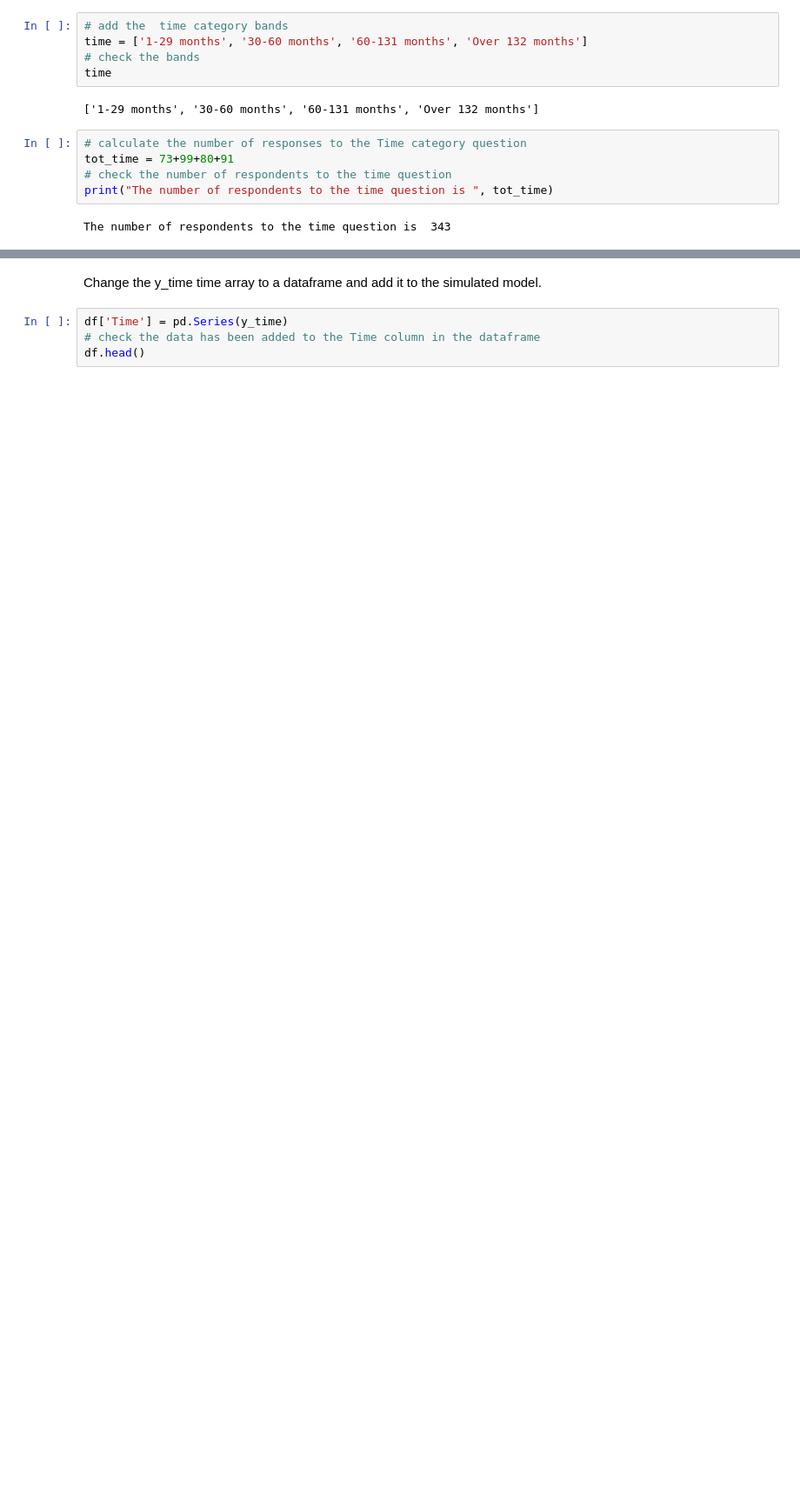
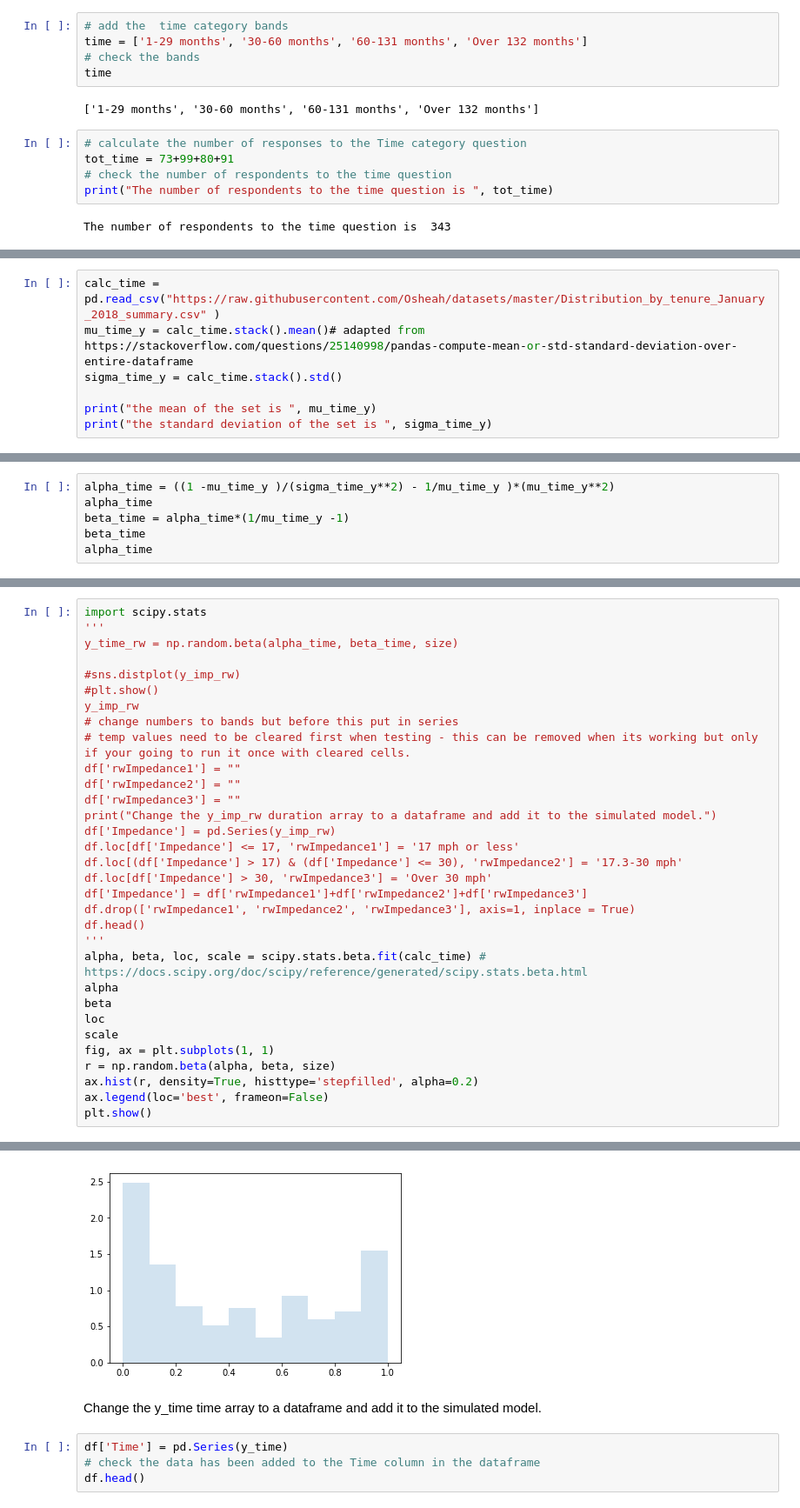
Before and after one commit to Osheah/commute-stress, a Jupyter notebook: commute-stress.ipynb, the cells around one changed output, grey strips where cells are left out. Shown at 87% size. Cells and saved outputs as stored; diff of their text form; blank space fills up the shorter version.

```diff
--- a/commute-stress.ipynb
+++ b/commute-stress.ipynb
@@ -648,0 +654,7 @@ job_time
+# %%
+calc_time = pd.read_csv("https://raw.githubusercontent.com/Osheah/datasets/master/Distribution_by_tenure_January_2018_summary.csv" )
+mu_time_y = calc_time.stack().mean()# adapted from https://stackoverflow.com/questions/25140998/pandas-compute-mean-or-std-standard-deviation-over-entire-dataframe
+sigma_time_y = calc_time.stack().std()
+
+print("the mean of the set is ", mu_time_y)
+print("the standard deviation of the set is ", sigma_time_y)
@@ -648,0 +667,6 @@ job_time
+# %%
+alpha_time = ((1 -mu_time_y )/(sigma_time_y**2) - 1/mu_time_y )*(mu_time_y**2)
+alpha_time
+beta_time = alpha_time*(1/mu_time_y -1)
+beta_time
+alpha_time
@@ -648,0 +675,33 @@ job_time
+# %%
+import scipy.stats
+'''
+y_time_rw = np.random.beta(alpha_time, beta_time, size)
+
+#sns.distplot(y_imp_rw)
+#plt.show()
+y_imp_rw
+# change numbers to bands but before this put in series
+# temp values need to be cleared first when testing - this can be removed when its working but only if your going to run it once with cleared cells.
+df['rwImpedance1'] = ""
+df['rwImpedance2'] = ""
+df['rwImpedance3'] = ""
+print("Change the y_imp_rw duration array to a dataframe and add it to the simulated model.")
+df['Impedance'] = pd.Series(y_imp_rw)
+df.loc[df['Impedance'] <= 17, 'rwImpedance1'] = '17 mph or less'
+df.loc[(df['Impedance'] > 17) & (df['Impedance'] <= 30), 'rwImpedance2'] = '17.3-30 mph'
+df.loc[df['Impedance'] > 30, 'rwImpedance3'] = 'Over 30 mph'
+df['Impedance'] = df['rwImpedance1']+df['rwImpedance2']+df['rwImpedance3']
+df.drop(['rwImpedance1', 'rwImpedance2', 'rwImpedance3'], axis=1, inplace = True)
+df.head()
+'''
+alpha, beta, loc, scale = scipy.stats.beta.fit(calc_time) # https://docs.scipy.org/doc/scipy/reference/generated/scipy.stats.beta.html
+alpha
+beta
+loc
+scale
+fig, ax = plt.subplots(1, 1)
+r = np.random.beta(alpha, beta, size)
+ax.hist(r, density=True, histtype='stepfilled', alpha=0.2)
+ax.legend(loc='best', frameon=False)
+plt.show()
+# %% [output]
@@ -649,3 +709,4 @@ job_time
+[figure, added]
 # %% [markdown]
 Change the y_time time array to a dataframe and add it to the simulated model.
 # %%
```
Also changed, not shown: parts of 101 cells of this notebook.
